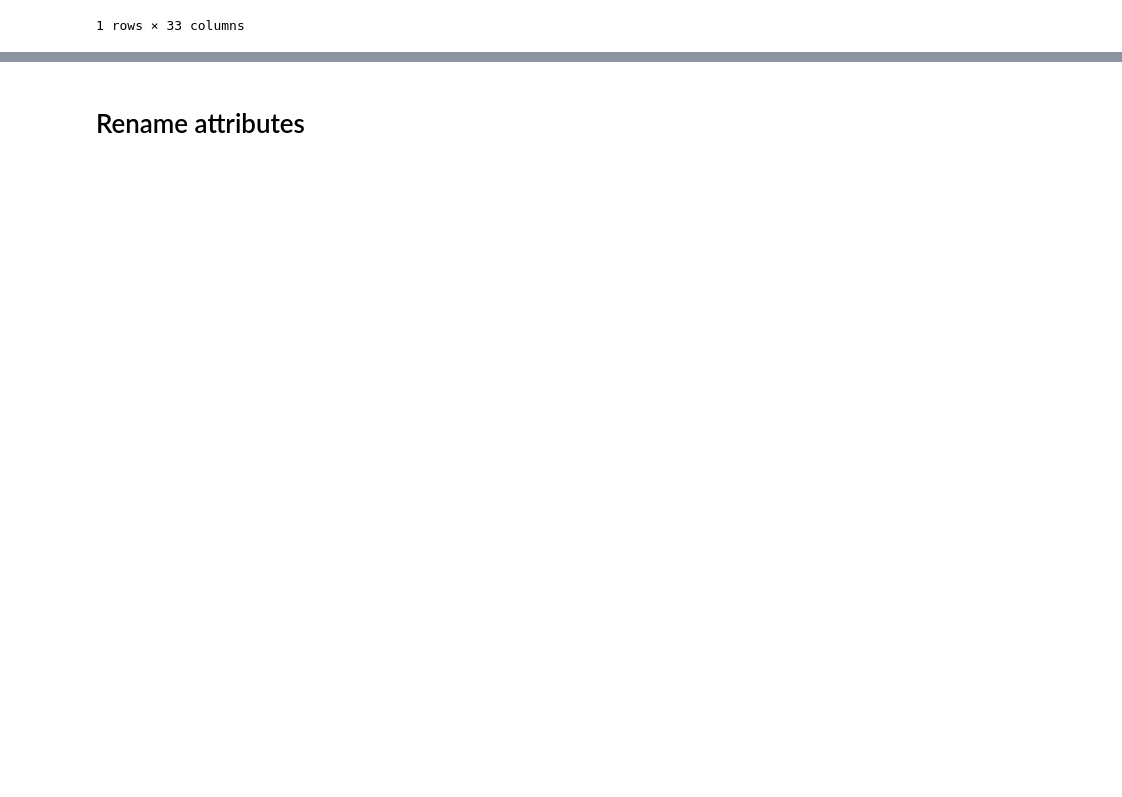
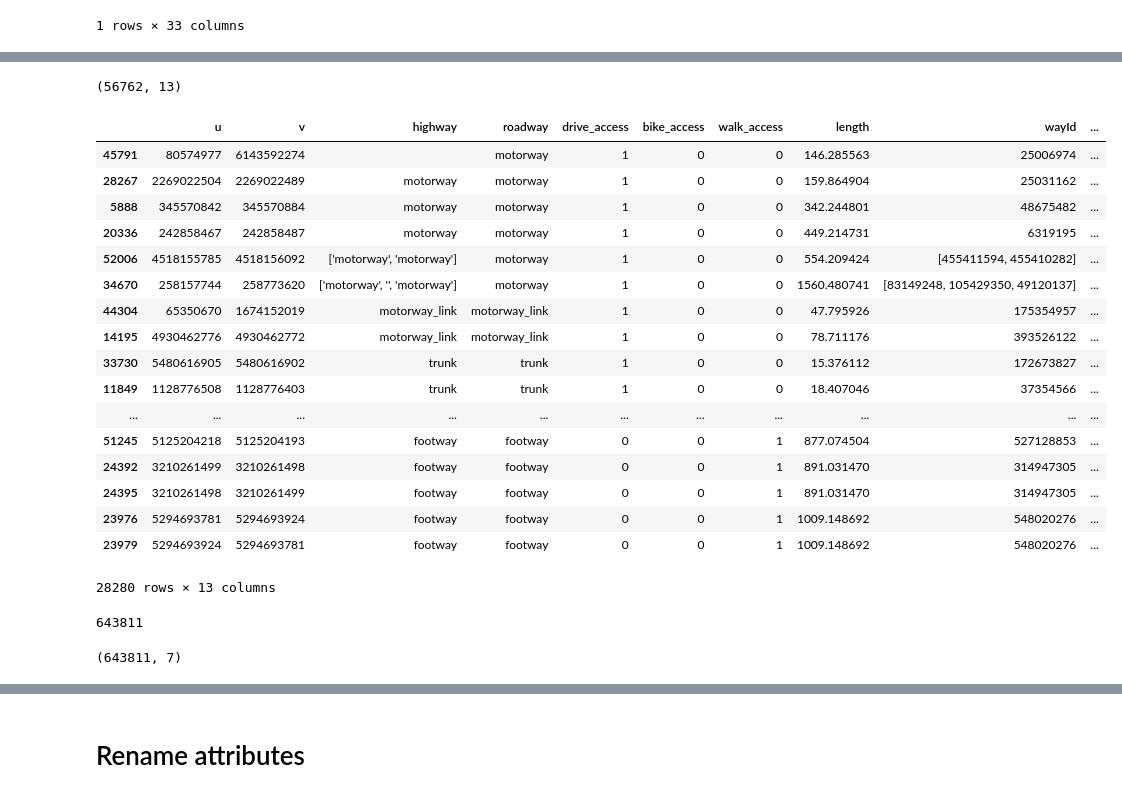
Before and after one commit to BayAreaMetro/travel-model-two-networks, a Jupyter notebook: notebooks/pipeline/step5_tidy_roadway.ipynb, the cells around one changed output, grey strips where cells are left out. Drawn from its saved outputs; the diff is of its cells as text; code cells hidden in the pictures; blank space fills up the shorter version.

```diff
--- a/notebooks/pipeline/step5_tidy_roadway.ipynb
+++ b/notebooks/pipeline/step5_tidy_roadway.ipynb
@@ -569,0 +676,42 @@ link_MPO_gdf[link_MPO_gdf.v == 62394174]
+# %%
+roadway_hierarchy_df = pd.read_csv("../../data/interim/highway_to_roadway.csv")
+# %%
+roadway_hierarchy_df = roadway_hierarchy_df.drop_duplicates(subset = "roadway")
+# %%
+non_unique_AB_links_df = pd.merge(non_unique_AB_links_df,
+                              roadway_hierarchy_df[["roadway", "hierarchy"]],
+                              how = "left",
+                              on = "roadway")
+# %%
+non_unique_AB_links_df.shape
+# %% [output]
+(56762, 13)
+# %%
+# sort on hierarchy (ascending), drive_access(descending), bike_access(descending), walk_access(descending), length(ascending)
+
+non_unique_AB_links_sorted_df =  non_unique_AB_links_df.sort_values(
+    by = ["hierarchy", "drive_access", "bike_access", "walk_access", "length"],
+    ascending = [True, False, False, False, True])
+
+unique_AB_links_df = non_unique_AB_links_sorted_df.drop_duplicates(subset = ["u", "v"], keep = "first")
+# %%
+unique_AB_links_df
+# %% [output]
+|  | u | v | highway | roadway | drive_access | bike_access | walk_access | length | wayId | ... |
+| 45791 | 80574977 | 6143592274 |  | motorway | 1 | 0 | 0 | 146.285563 | 25006974 | ... |
+| 28267 | 2269022504 | 2269022489 | motorway | motorway | 1 | 0 | 0 | 159.864904 | 25031162 | ... |
+| 5888 | 345570842 | 345570884 | motorway | motorway | 1 | 0 | 0 | 342.244801 | 48675482 | ... |
+| 20336 | 242858467 | 242858487 | motorway | motorway | 1 | 0 | 0 | 449.214731 | 6319195 | ... |
+| 52006 | 4518155785 | 4518156092 | ['motorway', 'motorway'] | motorway | 1 | 0 | 0 | 554.209424 | [455411594, 455410282] | ... |
+| 34670 | 258157744 | 258773620 | ['motorway', '', 'motorway'] | motorway | 1 | 0 | 0 | 1560.480741 | [83149248, 105429350, 49120137] | ... |
+| 44304 | 65350670 | 1674152019 | motorway_link | motorway_link | 1 | 0 | 0 | 47.795926 | 175354957 | ... |
+| 14195 | 4930462776 | 4930462772 | motorway_link | motorway_link | 1 | 0 | 0 | 78.711176 | 393526122 | ... |
+| 33730 | 5480616905 | 5480616902 | trunk | trunk | 1 | 0 | 0 | 15.376112 | 172673827 | ... |
+| 11849 | 1128776508 | 1128776403 | trunk | trunk | 1 | 0 | 0 | 18.407046 | 37354566 | ... |
+| ... | ... | ... | ... | ... | ... | ... | ... | ... | ... | ... |
+| 51245 | 5125204218 | 5125204193 | footway | footway | 0 | 0 | 1 | 877.074504 | 527128853 | ... |
+| 24392 | 3210261499 | 3210261498 | footway | footway | 0 | 0 | 1 | 891.031470 | 314947305 | ... |
+| 24395 | 3210261498 | 3210261499 | footway | footway | 0 | 0 | 1 | 891.031470 | 314947305 | ... |
+| 23976 | 5294693781 | 5294693924 | footway | footway | 0 | 0 | 1 | 1009.148692 | 548020276 | ... |
+| 23979 | 5294693924 | 5294693781 | footway | footway | 0 | 0 | 1 | 1009.148692 | 548020276 | ... |
+28280 rows × 13 columns
@@ -569,0 +727,8 @@ link_MPO_gdf[link_MPO_gdf.v == 62394174]
+# %%
+len(set(link_MPO_gdf.u.tolist() + link_MPO_gdf.v.tolist()))
+# %% [output]
+643811
+# %%
+node_MPO_gdf.shape
+# %% [output]
+(643811, 7)
```
Also changed, not shown: parts of 62 cells of this notebook.
